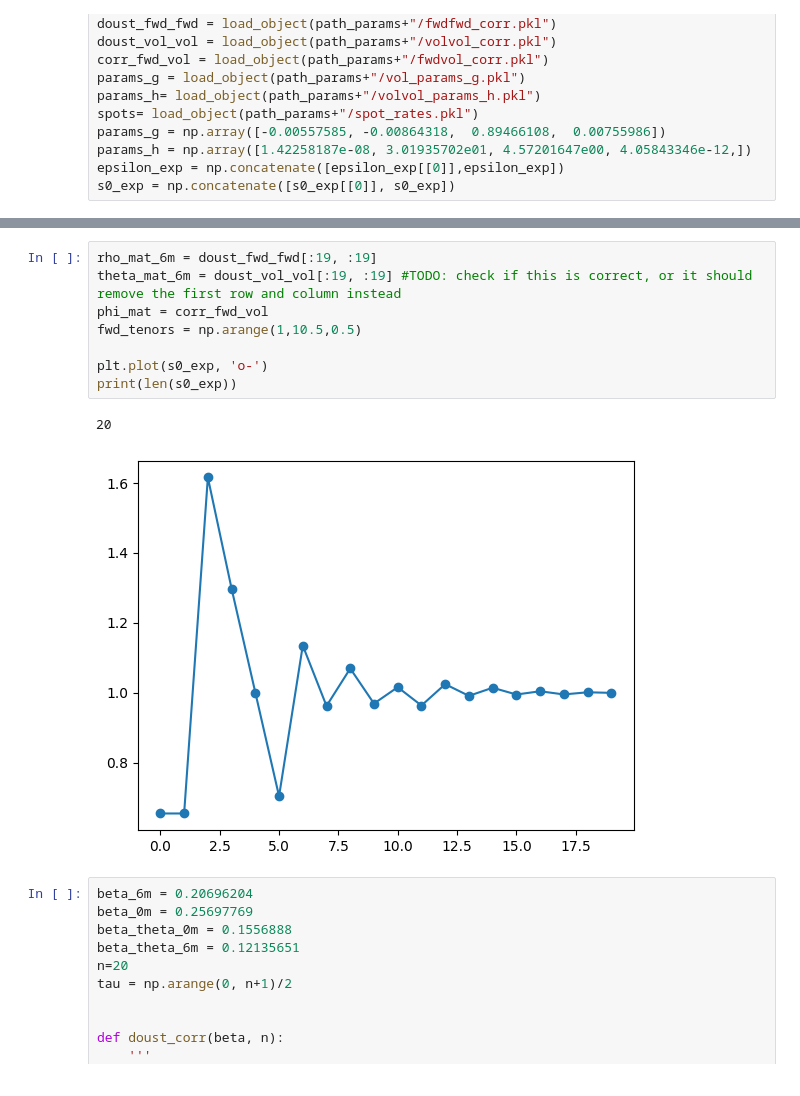
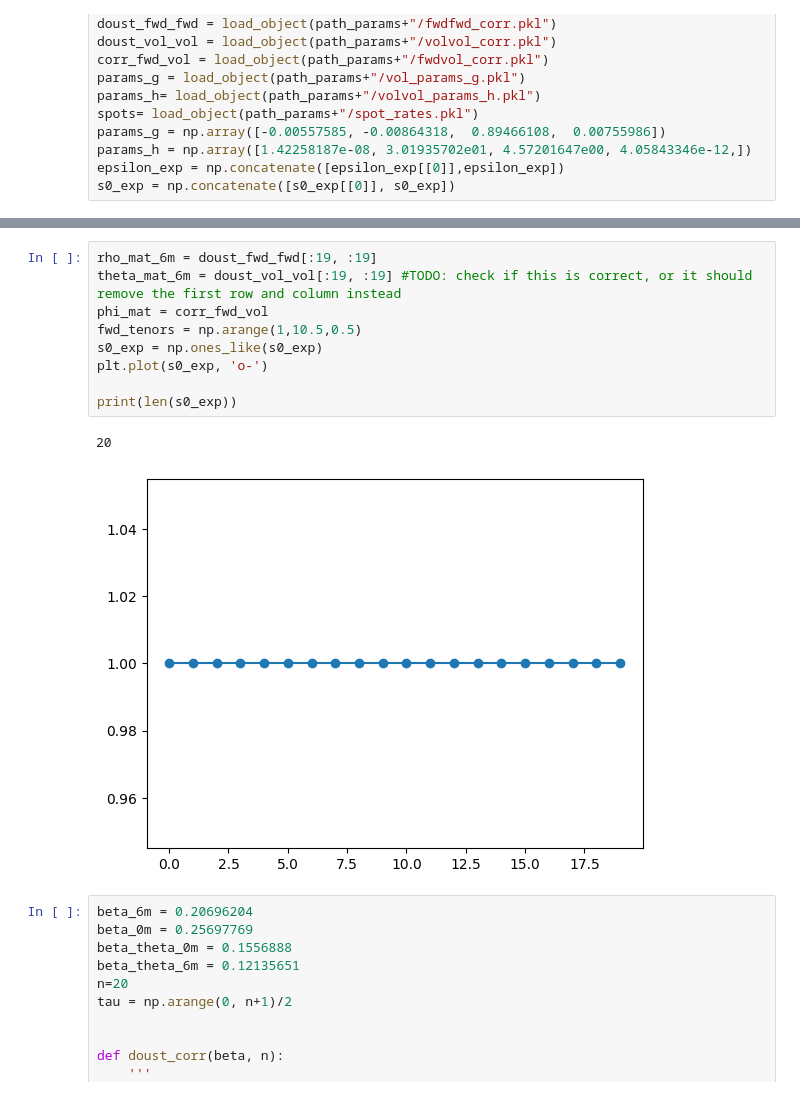
Before and after one commit to Dunkalot/gamma-vega-rl-hedging, a Jupyter notebook: test.ipynb, the cells around one changed output, grey strips where cells are left out. Drawn from its saved outputs; the diff is of its cells as text.

```diff
--- a/test.ipynb
+++ b/test.ipynb
@@ -32,14 +36,15 @@ s0_exp = np.concatenate([s0_exp[[0]], s0_exp])
 # %%
 rho_mat_6m = doust_fwd_fwd[:19, :19]
 theta_mat_6m = doust_vol_vol[:19, :19] #TODO: check if this is correct, or it should remove the first row and column instead
 phi_mat = corr_fwd_vol
 fwd_tenors = np.arange(1,10.5,0.5)
+s0_exp = np.ones_like(s0_exp)
+plt.plot(s0_exp, 'o-')
 
-plt.plot(s0_exp, 'o-')
 print(len(s0_exp))
 # %% [output]
 20
-[figure, old version]
+[figure, new version]
 # %%
 beta_6m = 0.20696204
 beta_0m = 0.25697769
```
Also changed, not shown: parts of 19 cells of this notebook.
